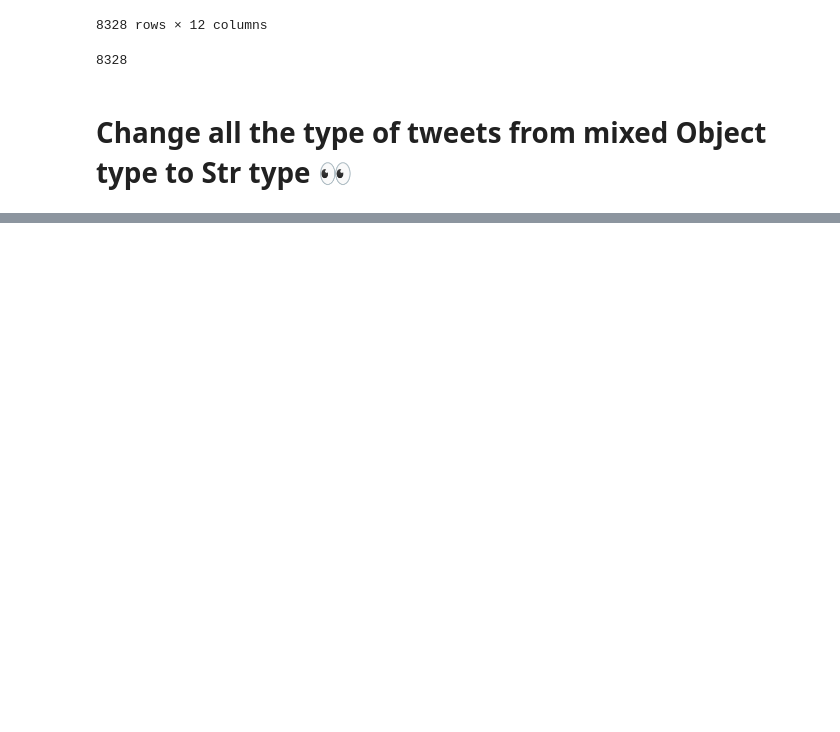
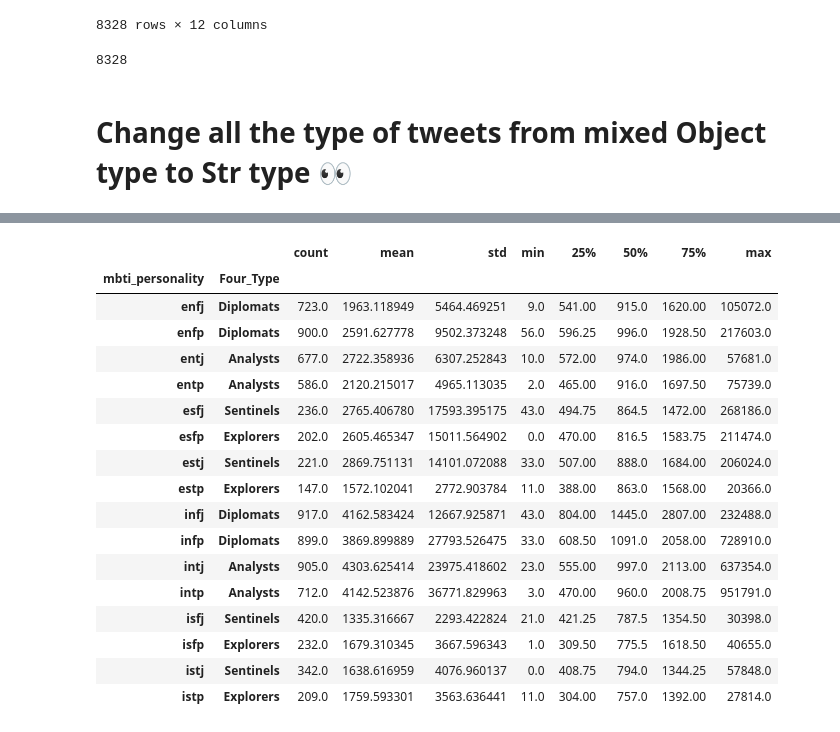
Before and after one commit to Skylar-Shi/MBTI_Data_Analysis_Project, a Jupyter notebook: DataCheckpointGroup_Sp23_RandomName.ipynb, the cells around one changed output, grey strips where cells are left out. Cells and saved outputs as stored; diff of their text form; code cells hidden in the pictures; blank space fills up the shorter version.

```diff
--- a/DataCheckpointGroup_Sp23_RandomName.ipynb
+++ b/DataCheckpointGroup_Sp23_RandomName.ipynb
@@ -518,6 +573,28 @@ def getFourTypes(mbti_str):
 # %%
 member_df['Four_Type'] = member_df['mbti_personality'].apply(getFourTypes)
 tweet_df['Four_Type'] = tweet_df['mbti_personality'].apply(getFourTypes)
+# %%
+# describe each personality's followers count
+member_df.groupby(['mbti_personality','Four_Type']).followers_count.describe()
+# %% [output]
+|  |  | count | mean | std | min | 25% | 50% | 75% | max |
+| mbti_personality | Four_Type |  |  |  |  |  |  |  |  |
+| enfj | Diplomats | 723.0 | 1963.118949 | 5464.469251 | 9.0 | 541.00 | 915.0 | 1620.00 | 105072.0 |
+| enfp | Diplomats | 900.0 | 2591.627778 | 9502.373248 | 56.0 | 596.25 | 996.0 | 1928.50 | 217603.0 |
+| entj | Analysts | 677.0 | 2722.358936 | 6307.252843 | 10.0 | 572.00 | 974.0 | 1986.00 | 57681.0 |
+| entp | Analysts | 586.0 | 2120.215017 | 4965.113035 | 2.0 | 465.00 | 916.0 | 1697.50 | 75739.0 |
+| esfj | Sentinels | 236.0 | 2765.406780 | 17593.395175 | 43.0 | 494.75 | 864.5 | 1472.00 | 268186.0 |
+| esfp | Explorers | 202.0 | 2605.465347 | 15011.564902 | 0.0 | 470.00 | 816.5 | 1583.75 | 211474.0 |
+| estj | Sentinels | 221.0 | 2869.751131 | 14101.072088 | 33.0 | 507.00 | 888.0 | 1684.00 | 206024.0 |
+| estp | Explorers | 147.0 | 1572.102041 | 2772.903784 | 11.0 | 388.00 | 863.0 | 1568.00 | 20366.0 |
+| infj | Diplomats | 917.0 | 4162.583424 | 12667.925871 | 43.0 | 804.00 | 1445.0 | 2807.00 | 232488.0 |
+| infp | Diplomats | 899.0 | 3869.899889 | 27793.526475 | 33.0 | 608.50 | 1091.0 | 2058.00 | 728910.0 |
+| intj | Analysts | 905.0 | 4303.625414 | 23975.418602 | 23.0 | 555.00 | 997.0 | 2113.00 | 637354.0 |
+| intp | Analysts | 712.0 | 4142.523876 | 36771.829963 | 3.0 | 470.00 | 960.0 | 2008.75 | 951791.0 |
+| isfj | Sentinels | 420.0 | 1335.316667 | 2293.422824 | 21.0 | 421.25 | 787.5 | 1354.50 | 30398.0 |
+| isfp | Explorers | 232.0 | 1679.310345 | 3667.596343 | 1.0 | 309.50 | 775.5 | 1618.50 | 40655.0 |
+| istj | Sentinels | 342.0 | 1638.616959 | 4076.960137 | 0.0 | 408.75 | 794.0 | 1344.25 | 57848.0 |
+| istp | Explorers | 209.0 | 1759.593301 | 3563.636441 | 11.0 | 304.00 | 757.0 | 1392.00 | 27814.0 |
 # %%
 # describe each type's followers count
 member_df.groupby('Four_Type').followers_count.describe()
```
Also changed, not shown: parts of 33 cells of this notebook.
